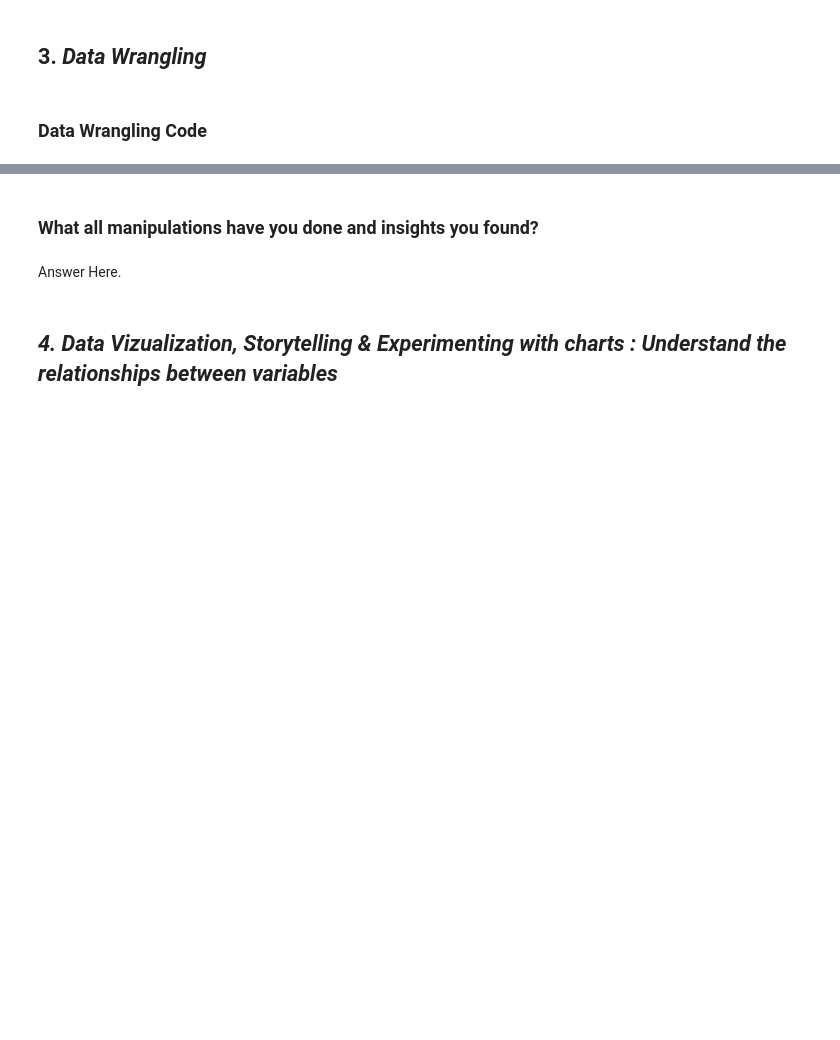
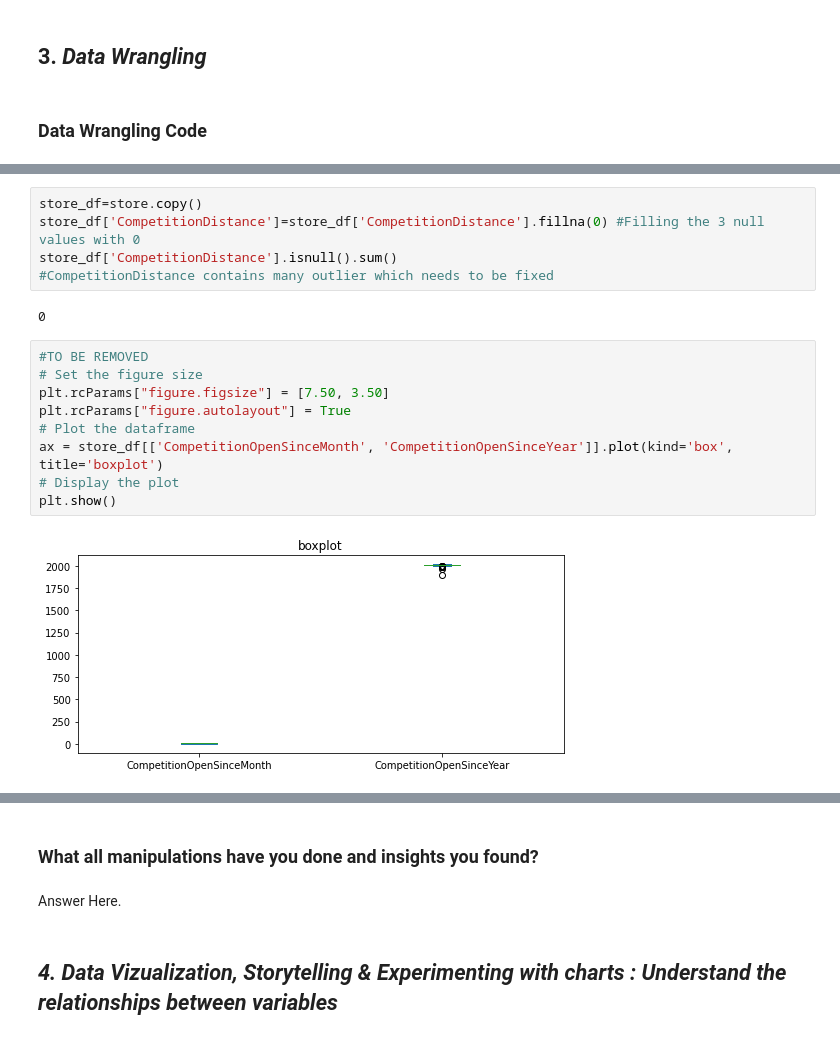
Before and after one commit to Jeetesh-KumarM/CAPSTONE-PROJECT-2-Regression, a Jupyter notebook: Capstone_Project_2_Regression.ipynb, the cells around one changed output, grey strips where cells are left out. Cells and saved outputs as stored; diff of their text form; blank space fills up the shorter version.

```diff
--- a/Capstone_Project_2_Regression.ipynb
+++ b/Capstone_Project_2_Regression.ipynb
@@ -157,0 +323,18 @@ Answer Here
+# %%
+store_df=store.copy()
+store_df['CompetitionDistance']=store_df['CompetitionDistance'].fillna(0) #Filling the 3 null values with 0
+store_df['CompetitionDistance'].isnull().sum()
+#CompetitionDistance contains many outlier which needs to be fixed
+# %% [output]
+0
+# %%
+#TO BE REMOVED
+# Set the figure size
+plt.rcParams["figure.figsize"] = [7.50, 3.50]
+plt.rcParams["figure.autolayout"] = True
+# Plot the dataframe
+ax = store_df[['CompetitionOpenSinceMonth', 'CompetitionOpenSinceYear']].plot(kind='box', title='boxplot')
+# Display the plot
+plt.show()
+# %% [output]
+[figure, added]
```
Also changed, not shown: parts of 29 cells of this notebook.
